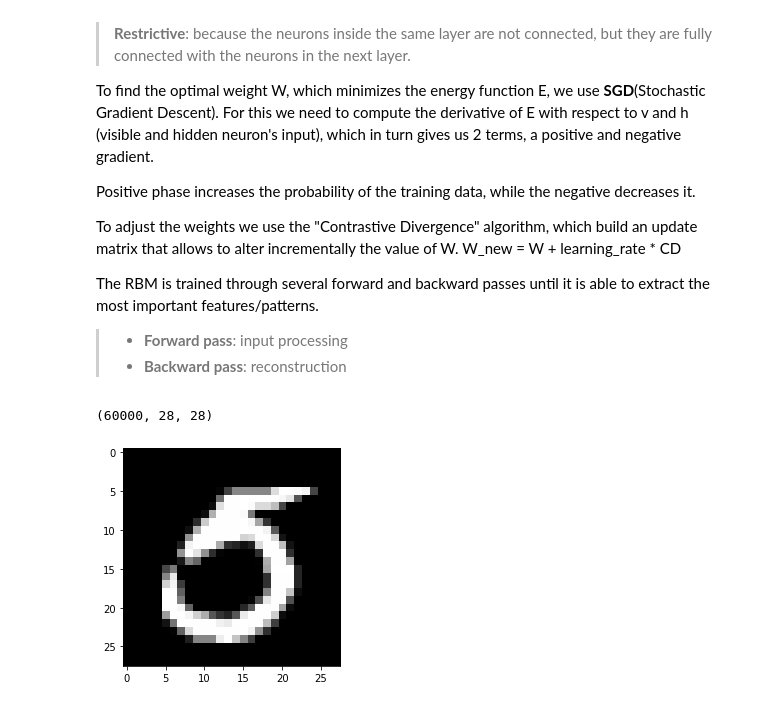
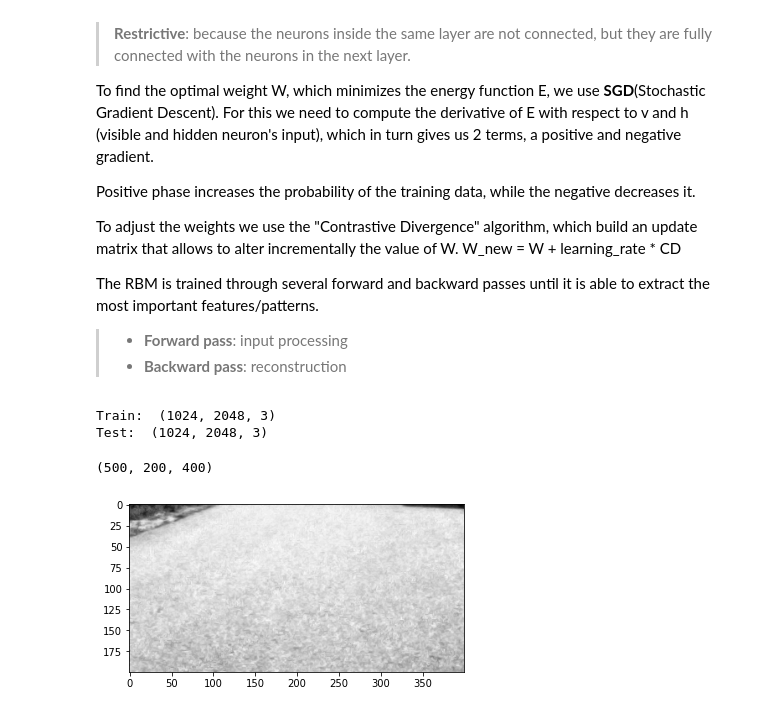
Before and after one commit to keresztesbeata/Computer-Vision-Projects, a Jupyter notebook: pattern_recognition/RBM.ipynb, the cells around one changed output. Cells and saved outputs as stored; diff of their text form; code cells hidden in the pictures.

Commit message:
Lost and found - better prediction

```diff
--- a/pattern_recognition/RBM.ipynb
+++ b/pattern_recognition/RBM.ipynb
@@ -217,20 +211,23 @@ class RBM():
 import tensorflow_datasets as tfds
 
 # load and prepare the input dataset
-(x_train, y_train), (x_test, y_test) = tf.keras.datasets.mnist.load_data()
+# (x_train, y_train), (x_test, y_test) = tf.keras.datasets.mnist.load_data()
 
-# (lost_and_found_train_ds, lost_and_found_test_ds), lost_and_found_info = tfds.load(
-#     'lost_and_found/semantic_segmentation',
-#     split=['train[:75%]','train[75%:]'],
-#     with_info=True)
+(lost_and_found_train_ds, lost_and_found_test_ds), lost_and_found_info = tfds.load(
+    'lost_and_found/semantic_segmentation',
+    split=['train[:75%]','train[75%:]'],
+    with_info=True)
 
-# lost_and_found_train_df = tfds.as_dataframe(lost_and_found_train_ds.take(500), lost_and_found_info)
-# x_train = lost_and_found_train_df['image_left'].to_numpy()
-# print("Train: ", x_train[0].shape)
+lost_and_found_train_df = tfds.as_dataframe(lost_and_found_train_ds.take(500), lost_and_found_info)
+x_train = lost_and_found_train_df['image_left'].to_numpy()
+print("Train: ", x_train[0].shape)
 
-# lost_and_found_test_df = tfds.as_dataframe(lost_and_found_test_ds.take(100), lost_and_found_info)
-# x_test = lost_and_found_test_df['image_left'].to_numpy()
-# print("Test: ", x_test[0].shape)
+lost_and_found_test_df = tfds.as_dataframe(lost_and_found_test_ds.take(100), lost_and_found_info)
+x_test = lost_and_found_test_df['image_left'].to_numpy()
+print("Test: ", x_test[0].shape)
+# %% [output]
+Train:  (1024, 2048, 3)
+Test:  (1024, 2048, 3)
 # %%
 import cv2
 
@@ -255,16 +252,15 @@ def preprocess_input(x, color=False, crop_size=(500, 600, 900, 1100)):
   x = x.astype(np.float32)
   return x
 # %%
-X_train = preprocess_input(x_train, color=False, crop_size=(500,550, 900,1000))
-X_test = preprocess_input(x_test, color=False, crop_size=(500,550, 900,1000))
+X_train = preprocess_input(x_train, color=True, crop_size=(500, 700, 800, 1200))
+X_test = preprocess_input(x_test, color=True, crop_size=(500, 700, 800, 1200))
+
+print(X_train.shape)
+
+plt.imshow(X_train[0], cmap='gray')
+plt.show()
+# %% [output]
+(500, 200, 400)
+[figure, added]
-# %%
-X_train.shape
-# %% [output]
-(60000, 28, 28)
-# %%
-plt.imshow(X_train[0], cmap='gray')
-plt.show()
-# %% [output]
-[figure, removed]
 # %%
 nv = X_train.shape[1] * X_train.shape[2]
```
Also changed, not shown: parts of 7 cells of this notebook.
